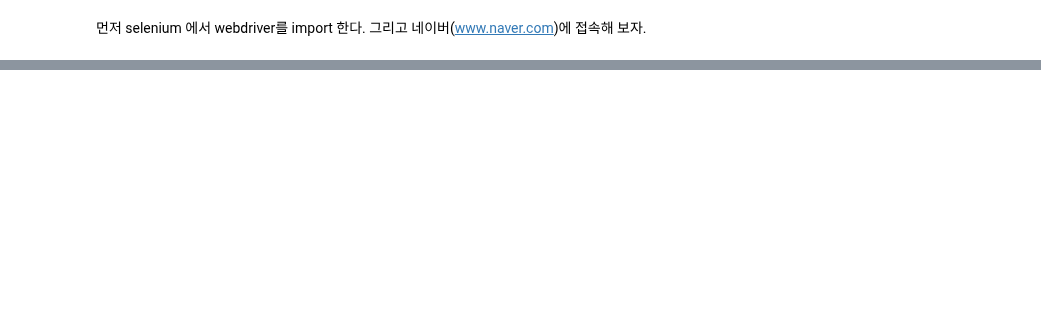
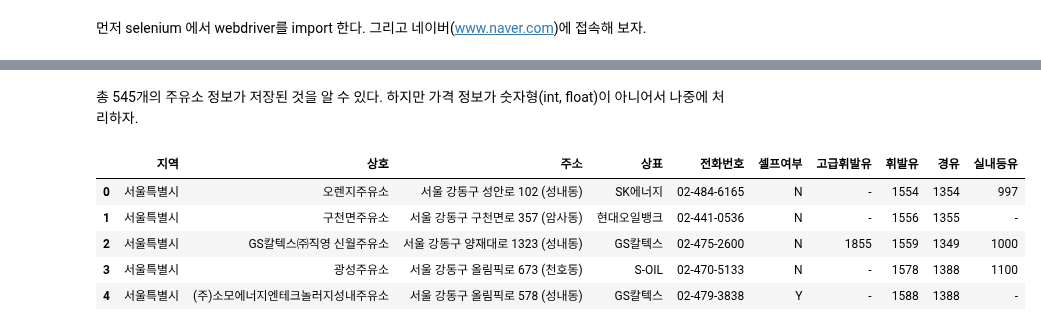
Before and after one commit to jaeyoon89/python_datascience_study, a Jupyter notebook: ch4_self_oil_store.ipynb, the cells around one changed output, grey strips where cells are left out. Cells and saved outputs as stored; diff of their text form; code cells hidden in the pictures; blank space fills up the shorter version.

```diff
--- a/ch4_self_oil_store.ipynb
+++ b/ch4_self_oil_store.ipynb
@@ -28,0 +199,3 @@ OSError: [Errno 8] Exec format error: '/home/jaeyoon89/DataScience/driver/chrome
+# %%
+stations_files = glob('C:/Users/이재윤/DataScience/data/지역*xls')
+stations_files
@@ -28,0 +222,8 @@ OSError: [Errno 8] Exec format error: '/home/jaeyoon89/DataScience/driver/chrome
+# %%
+tmp_raw = []
+
+for file_name in stations_files:
+    tmp = pd.read_excel(file_name, header=2)
+    tmp_raw.append(tmp)
+
+station_raw = pd.concat(tmp_raw)
@@ -28,0 +252,11 @@ OSError: [Errno 8] Exec format error: '/home/jaeyoon89/DataScience/driver/chrome
+# %% [markdown]
+총 545개의 주유소 정보가 저장된 것을 알 수 있다. 하지만 가격 정보가 숫자형(int, float)이 아니어서 나중에 처리하자.
+# %%
+station_raw.head()
+# %% [output]
+|  | 지역 | 상호 | 주소 | 상표 | 전화번호 | 셀프여부 | 고급휘발유 | 휘발유 | 경유 | 실내등유 |
+| 0 | 서울특별시 | 오렌지주유소 | 서울 강동구 성안로 102 (성내동) | SK에너지 | 02-484-6165 | N | - | 1554 | 1354 | 997 |
+| 1 | 서울특별시 | 구천면주유소 | 서울 강동구 구천면로 357 (암사동) | 현대오일뱅크 | 02-441-0536 | N | - | 1556 | 1355 | - |
+| 2 | 서울특별시 | GS칼텍스㈜직영 신월주유소 | 서울 강동구 양재대로 1323 (성내동) | GS칼텍스 | 02-475-2600 | N | 1855 | 1559 | 1349 | 1000 |
+| 3 | 서울특별시 | 광성주유소 | 서울 강동구 올림픽로 673 (천호동) | S-OIL | 02-470-5133 | N | - | 1578 | 1388 | 1100 |
+| 4 | 서울특별시 | (주)소모에너지엔테크놀러지성내주유소 | 서울 강동구 올림픽로 578 (성내동) | GS칼텍스 | 02-479-3838 | Y | - | 1588 | 1388 | - |
```
Also changed, not shown: parts of 61 cells of this notebook.
